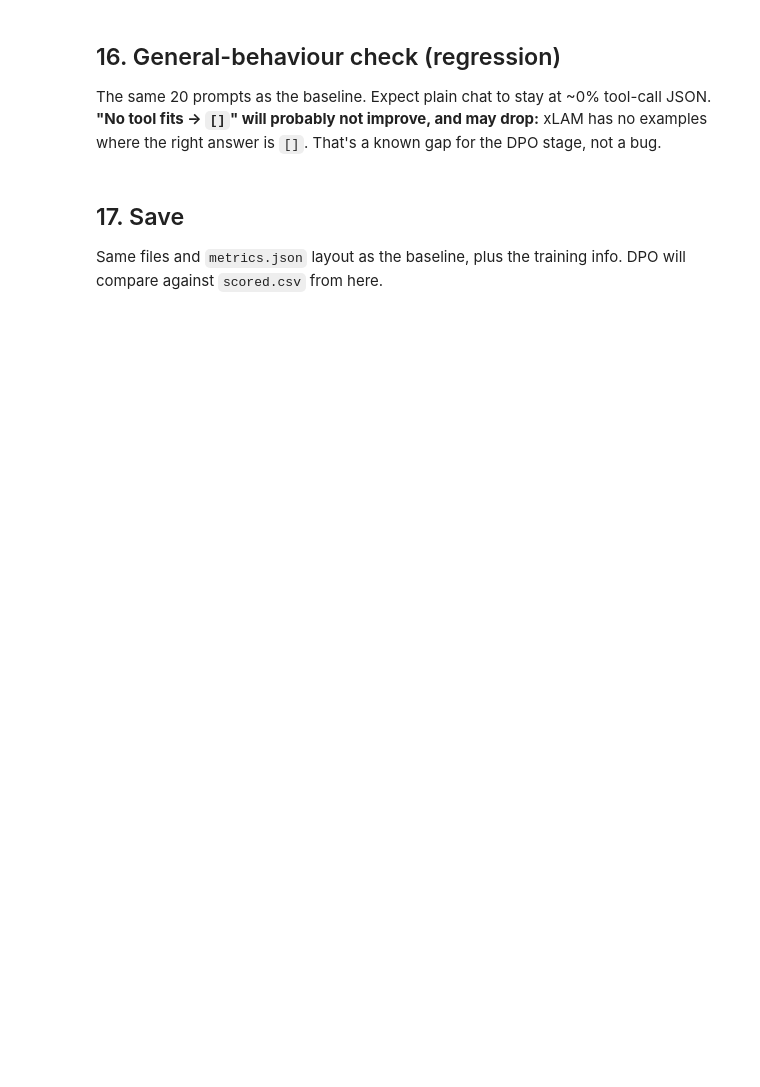
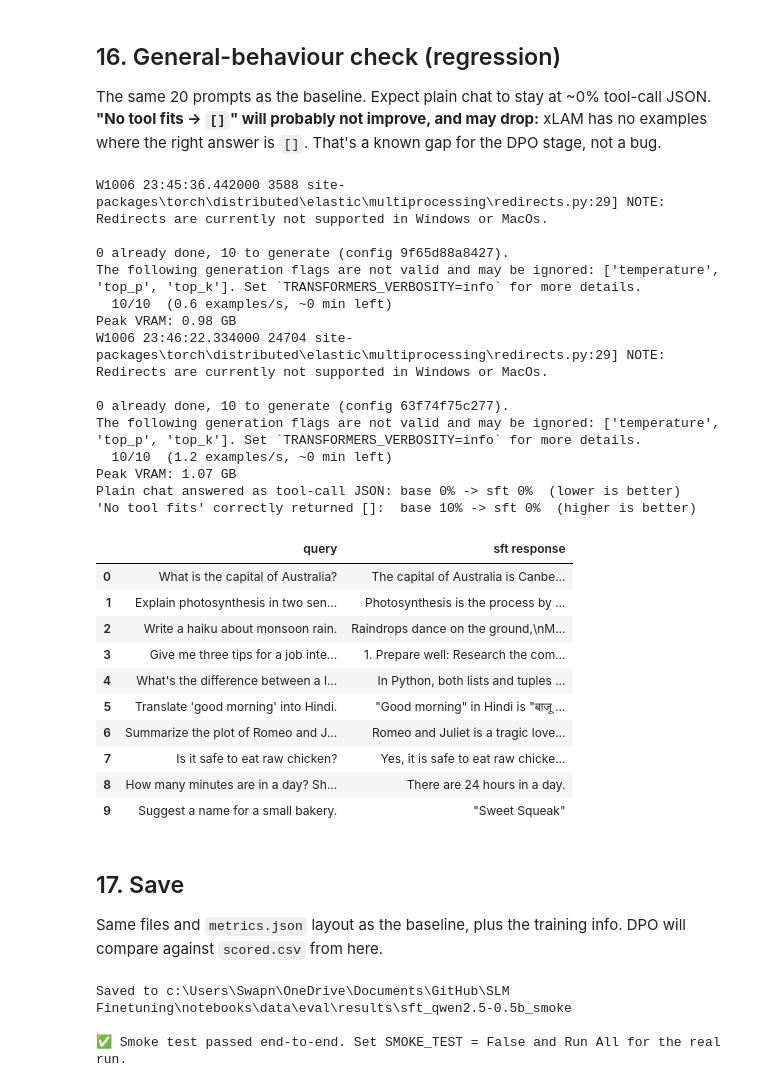
Before and after one commit to SwapnilGEU/Toolcaller-SLM, a Jupyter notebook: notebooks/04_sft_training_v2.ipynb, the cells around one changed output. Drawn from its saved outputs; the diff is of its cells as text; code cells hidden in the pictures; blank space fills up the shorter version.

Commit message:
smoke training

```diff
--- a/notebooks/04_sft_training_v2.ipynb
+++ b/notebooks/04_sft_training_v2.ipynb
@@ -346,8 +453,8 @@ training_args = SFTConfig(
 trainer = SFTTrainer(
     model=model,
     processing_class=tokenizer,
-    train_dataset=train_ds,
-    eval_dataset=val_ds,
+    train_dataset=cast(Any, train_ds),
+    eval_dataset=cast(Any, val_ds),
     args=training_args,
 )
 trainer = train_on_responses_only(
@@ -529,15 +686,4 @@ Same benchmark, prompt version, greedy decoding and `max_new_tokens` as the base
 # %%
-MAX_NEW_TOKENS = 512
-RUN_CONFIG = {
-    "model": f"{MODEL_NAME} + {RUN_NAME} (merged LoRA)", "benchmark": BENCHMARK,
-    "benchmark_sha256": manifest["files"][f"{BENCHMARK}.jsonl"]["sha256"],
-    "prompt_version": PROMPT_VERSION, "max_new_tokens": MAX_NEW_TOKENS, "decoding": "greedy",
-}
-
-torch.cuda.reset_peak_memory_stats()
-generations = run_generation(
-    model, tokenizer, test_records, build_messages,
-    out_path=RESULTS_DIR / "predictions.jsonl", run_config=RUN_CONFIG,
-    batch_size=16, max_new_tokens=MAX_NEW_TOKENS,
-)
-peak_eval_vram = torch.cuda.max_memory_allocated() / 1024**3
+generations = generate(test_records, "predictions", RUN_CONFIG, max_new_tokens=MAX_NEW_TOKENS)
+peak_eval_vram = json.loads((RESULTS_DIR / "predictions.meta.json").read_text())["peak_vram_gb"]
+print(f"{len(generations)} predictions loaded")
@@ -600,28 +821,48 @@ The same 20 prompts as the baseline. Expect plain chat to stay at ~0% tool-call
 # %%
 general = read_jsonl(EVAL_DIR / "general_prompts_v1.jsonl")
 chat_prompts = [g for g in general if g["kind"] == "chat"]
 irrelevant_prompts = [g for g in general if g["kind"] == "irrelevant_tools"]
 
-chat_out = run_generation(
-    model, tokenizer, chat_prompts, lambda r: [{"role": "user", "content": r["query"]}],
-    out_path=RESULTS_DIR / "general_chat.jsonl", run_config={**RUN_CONFIG, "set": "chat"},
-    batch_size=16, max_new_tokens=200, stop_at_json=False,
-)
-irrelevant_out = run_generation(
-    model, tokenizer, irrelevant_prompts, build_messages,
-    out_path=RESULTS_DIR / "general_irrelevant.jsonl", run_config={**RUN_CONFIG, "set": "irrelevant"},
-    batch_size=16, max_new_tokens=MAX_NEW_TOKENS,
-)
+chat_out = generate(chat_prompts, "general_chat", {**RUN_CONFIG, "set": "chat"},
+                    prompt="chat", max_new_tokens=200, stop_at_json=False)
+irrelevant_out = generate(irrelevant_prompts, "general_irrelevant", {**RUN_CONFIG, "set": "irrelevant"},
+                          max_new_tokens=MAX_NEW_TOKENS)
 
 chat_tool_rate = 100 * sum(bool(normalize_calls(extract_json(chat_out[g["id"]]["response"]))) for g in chat_prompts) / len(chat_prompts)
 irrelevance_acc = 100 * sum(normalize_calls(extract_json(irrelevant_out[g["id"]]["response"])) == [] for g in irrelevant_prompts) / len(irrelevant_prompts)
 
 base_general = json.loads((BASE_RESULTS_DIR / "metrics.json").read_text())["general_behaviour"]
 print(f"Plain chat answered as tool-call JSON: base {base_general['chat_as_tool_call_pct']:.0f}% -> sft {chat_tool_rate:.0f}%  (lower is better)")
 print(f"'No tool fits' correctly returned []:  base {base_general['irrelevance_returns_empty_pct']:.0f}% -> sft {irrelevance_acc:.0f}%  (higher is better)")
 
 with pd.option_context("display.max_colwidth", 150):
     display(pd.DataFrame([{"query": g["query"], "sft response": chat_out[g["id"]]["response"][:150]} for g in chat_prompts]))
+# %% [output]
+W1006 23:45:36.442000 3588 site-packages\torch\distributed\elastic\multiprocessing\redirects.py:29] NOTE: Redirects are currently not supported in Windows or MacOs.
+
+0 already done, 10 to generate (config 9f65d88a8427).
+The following generation flags are not valid and may be ignored: ['temperature', 'top_p', 'top_k']. Set `TRANSFORMERS_VERBOSITY=info` for more details.
+  10/10  (0.6 examples/s, ~0 min left)
+Peak VRAM: 0.98 GB
+W1006 23:46:22.334000 24704 site-packages\torch\distributed\elastic\multiprocessing\redirects.py:29] NOTE: Redirects are currently not supported in Windows or MacOs.
+
+0 already done, 10 to generate (config 63f74f75c277).
+The following generation flags are not valid and may be ignored: ['temperature', 'top_p', 'top_k']. Set `TRANSFORMERS_VERBOSITY=info` for more details.
+  10/10  (1.2 examples/s, ~0 min left)
+Peak VRAM: 1.07 GB
+Plain chat answered as tool-call JSON: base 0% -> sft 0%  (lower is better)
+'No tool fits' correctly returned []:  base 10% -> sft 0%  (higher is better)
+|  | query | sft response |
+| 0 | What is the capital of Australia? | The capital of Australia is Canbe... |
+| 1 | Explain photosynthesis in two sen... | Photosynthesis is the process by ... |
+| 2 | Write a haiku about monsoon rain. | Raindrops dance on the ground,\nM... |
+| 3 | Give me three tips for a job inte... | 1. Prepare well: Research the com... |
+| 4 | What's the difference between a l... | In Python, both lists and tuples ... |
+| 5 | Translate 'good morning' into Hindi. | "Good morning" in Hindi is "बाजू ... |
+| 6 | Summarize the plot of Romeo and J... | Romeo and Juliet is a tragic love... |
+| 7 | Is it safe to eat raw chicken? | Yes, it is safe to eat raw chicke... |
+| 8 | How many minutes are in a day? Sh... | There are 24 hours in a day. |
+| 9 | Suggest a name for a small bakery. | "Sweet Squeak" |
 # %% [markdown]
 ## 17. Save
 Same files and `metrics.json` layout as the baseline, plus the training info. DPO will compare against `scored.csv` from here.
@@ -640,7 +881,7 @@ metrics_report = {
         "avg_gen_tokens": round(sft_df["gen_tokens"].mean(), 1),
         "hit_max_tokens_pct": round(100 * sft_df["hit_max_tokens"].mean(), 1),
         "latency_per_example_s": round(sft_df["latency_per_example"].mean(), 3),
-        "peak_vram_gb": round(peak_eval_vram, 2),
+        "peak_vram_gb": round(peak_eval_vram, 2) if peak_eval_vram else None,
     },
     "general_behaviour": {"chat_as_tool_call_pct": chat_tool_rate, "irrelevance_returns_empty_pct": irrelevance_acc},
     "training": {
@@ -653,3 +894,7 @@ metrics_report = {
 print(f"Saved to {RESULTS_DIR}")
 if SMOKE_TEST:
     print("\n✅ Smoke test passed end-to-end. Set SMOKE_TEST = False and Run All for the real run.")
+# %% [output]
+Saved to c:\Users\Swapn\OneDrive\Documents\GitHub\SLM Finetuning\notebooks\data\eval\results\sft_qwen2.5-0.5b_smoke
+
+✅ Smoke test passed end-to-end. Set SMOKE_TEST = False and Run All for the real run.
```
Also changed, not shown: parts of 27 cells of this notebook, 9 other files.
